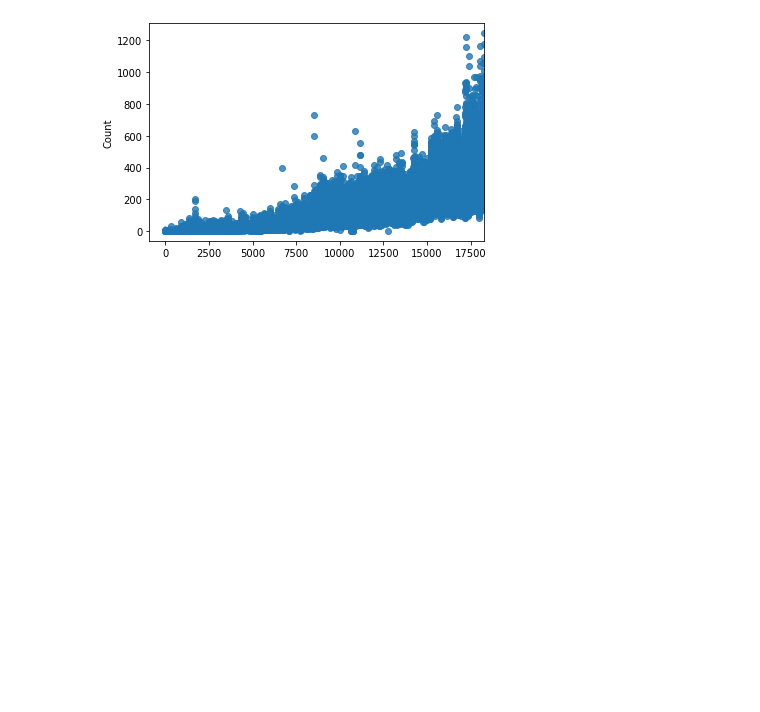
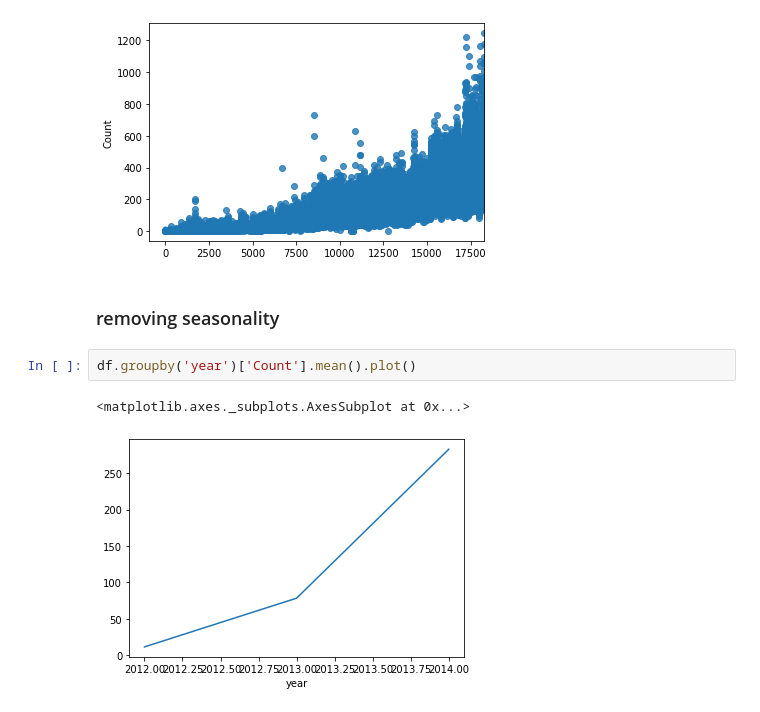
Before and after one commit to ehsansam69/Time-series-analyzing, a Jupyter notebook: 1st.ipynb, the cells around one changed output. Cells and saved outputs as stored; diff of their text form; blank space fills up the shorter version.

```diff
--- a/1st.ipynb
+++ b/1st.ipynb
@@ -130,3 +130,10 @@ sns.regplot(x=df.index.values, y= df.Count, order=4)
 # %% [output]
 <matplotlib.axes._subplots.AxesSubplot at 0x...>
 [figure]
+# %% [markdown]
+### removing seasonality
+# %%
+df.groupby('year')['Count'].mean().plot()
+# %% [output]
+<matplotlib.axes._subplots.AxesSubplot at 0x...>
+[figure, added]
```
Also changed, not shown: parts of 7 cells of this notebook.
